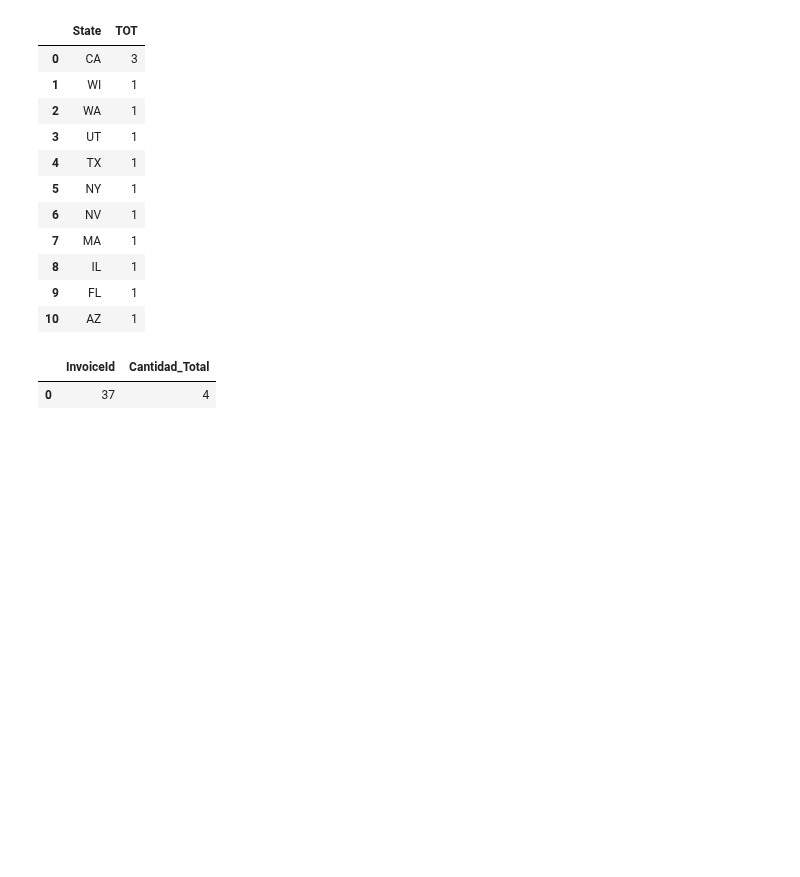
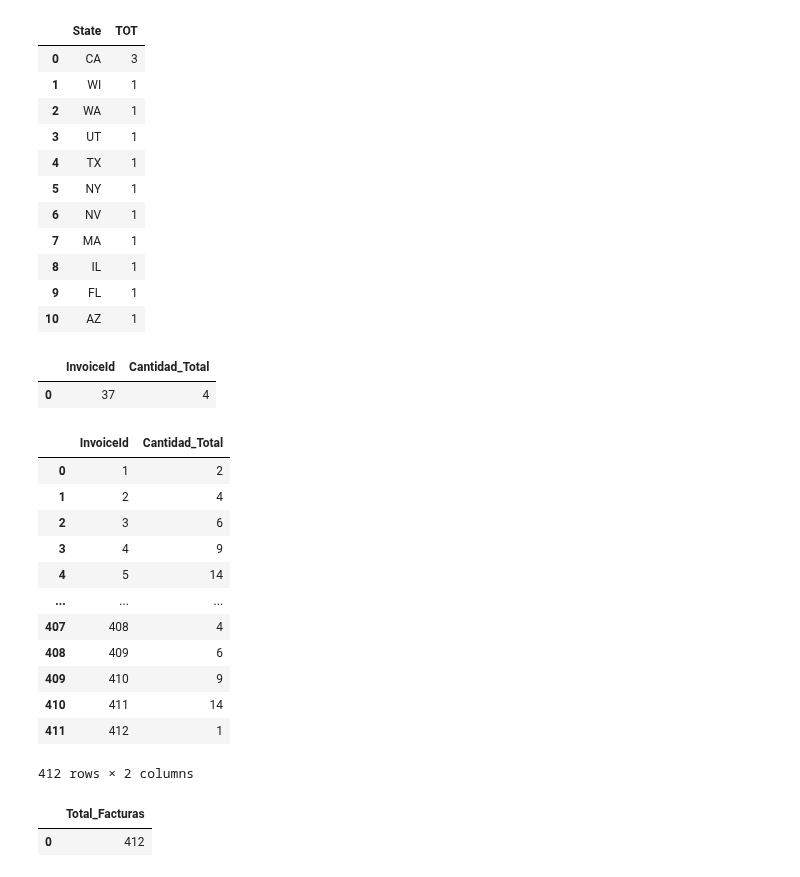
Before and after one commit to InigoLopez1999/2503_dsft_thebridge_inigolopez, a Jupyter notebook: 2-Data_Analysis/8-BBDD/SQL/Practica/1-Chinook/Ejercicio_Practico_SQL_Inigo_Lopez.ipynb, the cells around one changed output. Cells and saved outputs as stored; diff of their text form; code cells hidden in the pictures; blank space fills up the shorter version.

```diff
--- a/2-Data_Analysis/8-BBDD/SQL/Practica/1-Chinook/Ejercicio_Practico_SQL_Inigo_Lopez.ipynb
+++ b/2-Data_Analysis/8-BBDD/SQL/Practica/1-Chinook/Ejercicio_Practico_SQL_Inigo_Lopez.ipynb
@@ -171,3 +171,37 @@ df
 # %% [output]
 |  | InvoiceId | Cantidad_Total |
 | 0 | 37 | 4 |
+# %%
+query = '''
+SELECT InvoiceId, SUM(Quantity) AS Cantidad_Total
+FROM invoice_items
+GROUP BY InvoiceId;
+'''
+
+df = sql_query(query)
+df
+# %% [output]
+|  | InvoiceId | Cantidad_Total |
+| 0 | 1 | 2 |
+| 1 | 2 | 4 |
+| 2 | 3 | 6 |
+| 3 | 4 | 9 |
+| 4 | 5 | 14 |
+| ... | ... | ... |
+| 407 | 408 | 4 |
+| 408 | 409 | 6 |
+| 409 | 410 | 9 |
+| 410 | 411 | 14 |
+| 411 | 412 | 1 |
+412 rows × 2 columns
+# %%
+query = '''
+SELECT COUNT(DISTINCT InvoiceId) AS Total_Facturas
+FROM invoice_items;
+'''
+
+df = sql_query(query)
+df
+# %% [output]
+|  | Total_Facturas |
+| 0 | 412 |
```
Also changed, not shown: parts of 5 cells of this notebook.
